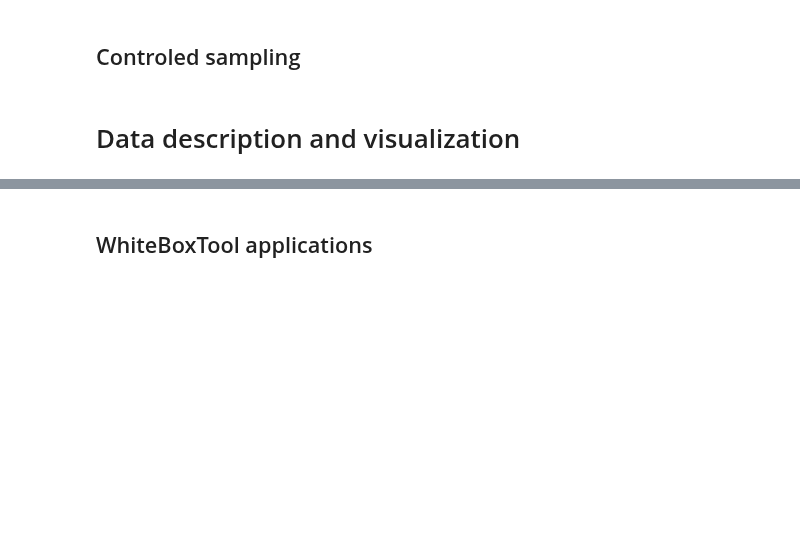
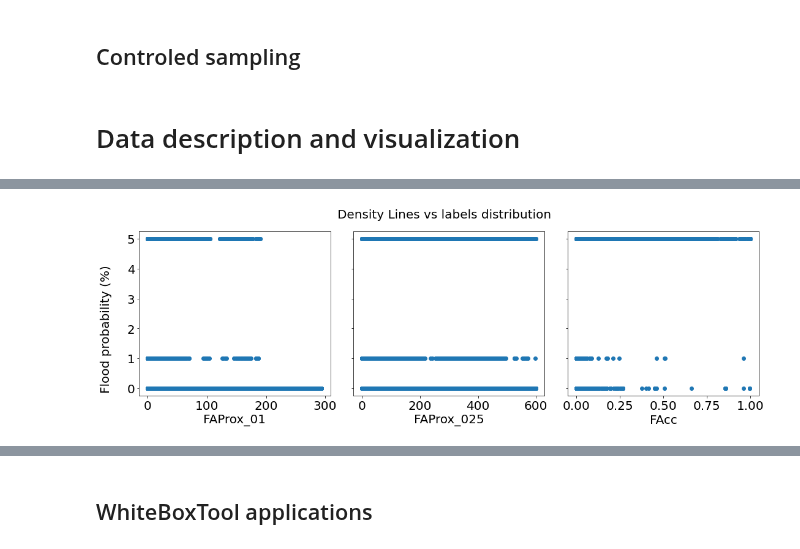
Before and after one commit to Abdielfer/FloodProbabRNCanAbd, a Jupyter notebook: main.ipynb, the cells around one changed output, grey strips where cells are left out. Drawn from its saved outputs; the diff is of its cells as text; code cells hidden in the pictures; blank space fills up the shorter version.

```diff
--- a/main.ipynb
+++ b/main.ipynb
@@ -13,13 +13,3 @@ from sklearn import metrics
 from sklearn.model_selection import train_test_split
 from sklearn.metrics import accuracy_score,roc_curve, auc, roc_auc_score, f1_score
 import joblib
-# %%
-classifier = ms.loadModel('outputs/2022-11-01/10-51-40/2211011051.pkl')
-x_test,y_test = ms.importDataSet('datasets/datasets4MLP_Binary/MLPBinary_basin1_Test.csv', 'percentage')
-
-x_test = ms.removeCoordinatesFromDataSet(x_test)
-
-# y_prob = classifier.predict_proba(x_test)
-#print(np.unique(y_prob))
-
-md.plot_ROC_AUC(classifier, x_test, y_test)
@@ -387,19 +326,21 @@ DS.head()
 # %%
 ### FAcc vs Labels
 targets = DS['percentage']
-FAcc = original['FAcc']
-FAcc_norm = DS['FAcc_norm']
-fig, axs = plt.subplots(1, 2, figsize=(13,4), sharey=True)
-fig.text(-0.02, 0.5, 'labels', va='center', rotation='vertical')
-fig.text(0.5, 1, 'Flow accumulation vs labels distribution', ha ='center')
-axs[0].scatter(FAcc,targets)
-# axs[0].set_title("Facc")
-axs[0].set(xlabel='a) Flow Accumulation')
-axs[1].scatter(FAcc_norm,targets)
-# axs[1].set_title("FAcc_norm")
-axs[1].set(xlabel='b) Flow Accumulation estandardized')
+colList = ['FAProx_01','FAProx_025','FAcc']
+fig, axs = plt.subplots(1,3, figsize=(15,5), sharey=True)
+fig.text(-0.02, 0.5, 'Flood probability (%)', va='center', rotation='vertical')
+fig.text(0.5, 1, 'Density Lines vs labels distribution', ha ='center')
+j=0
+for i in colList:
+    axs[j].scatter(DS[i],targets)
+    # axs[j].set_title(i)
+    axs[j].set(xlabel= i)
+    j+=1
+
 plt.rcParams['font.size'] = '20'
 fig.tight_layout()
+# %% [output]
+[figure, added]
 # %%
 
 ## Plot all features vs labels
```
Also changed, not shown: parts of 13 cells of this notebook.
